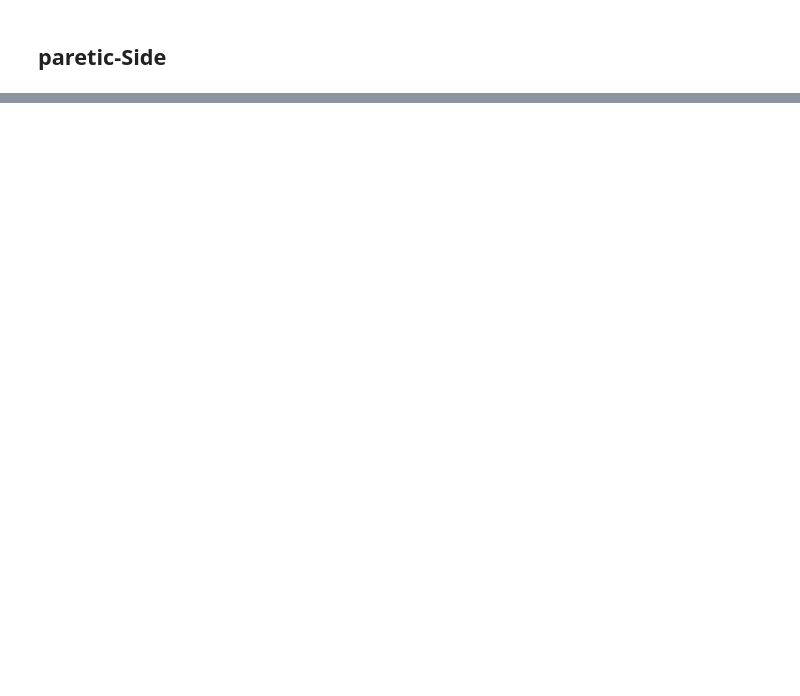
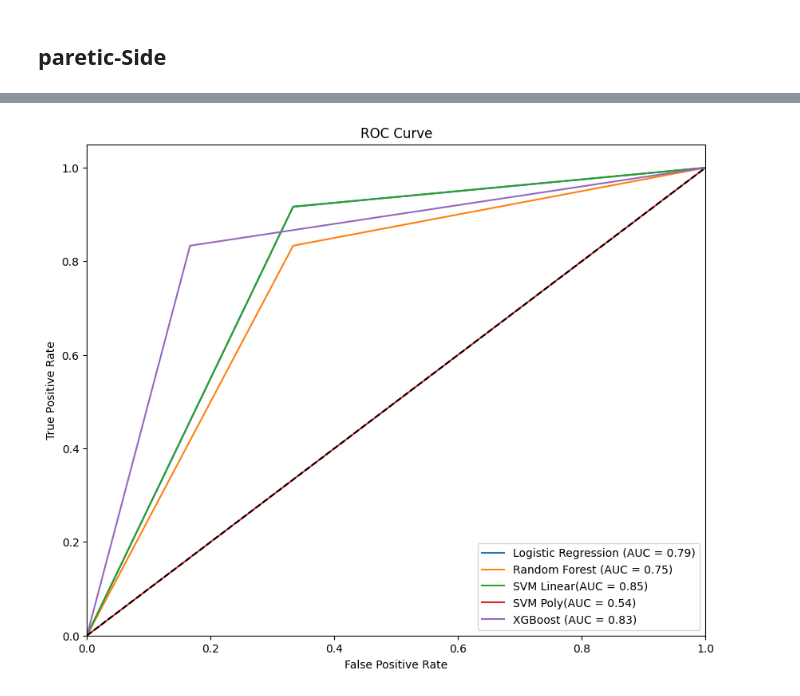
Before and after one commit to softstat/analysis, a Jupyter notebook: Angle.ipynb, the cells around one changed output, grey strips where cells are left out. Cells and saved outputs as stored; diff of their text form; code cells hidden in the pictures; blank space fills up the shorter version.

```diff
--- a/Angle.ipynb
+++ b/Angle.ipynb
@@ -125,13 +67,11 @@ print(y)
 # %% [markdown]
 ## Non-paretic Side
 # %%
-df_non = pd.DataFrame(non_angle_result)
+df_non = pd.DataFrame(non_PRC)
 # %%
 y = pd.DataFrame(y)
 # %%
 non = pd.concat([y,df_non],axis=1)
-# %%
-non.columns = ['PC'+ str(i) for i in range(0,44)]
 # %%
 colname = list(non.columns)
 colname[0] = "score"
@@ -465,5 +426,6 @@ Index(['score', 'PC1', 'PC2', 'PC3', 'PC4', 'PC5', 'PC6', 'PC7', 'PC8', 'PC9',
 # %%
+import random
 random.seed(1)
-X = par.loc[:,'PC1':'PC30']
+X = par.loc[:,['PC1','PC3','PC7','PC9','PC26','PC38']]
 y = par['score']
-X_train , X_test , y_train , y_test  = train_test_split(X,y,test_size = 0.4,random_state=123)
+X_train , X_test , y_train , y_test  = train_test_split(X,y,test_size = 0.4,random_state=123,stratify=y)
@@ -778,0 +728,29 @@ result = {'model':["logistic","RandomForest","SVM","XGBoost","LDA"],
+# %%
+import matplotlib.pyplot as plt
+from sklearn.metrics import roc_curve, roc_auc_score, auc
+
+fpr_par_lr, tpr_par_lr, _ = roc_curve(y_test, y_pred_par_lr)  # Logistic Regression
+fpr_par_rf, tpr_par_rf, _ = roc_curve(y_test, y_pred_best_par_rf)  # Random Forest
+fpr_par_svm_linear, tpr_par_svm_linear, _ = roc_curve(y_test, y_pred_best_par_svm_linear)
+fpr_par_svm_poly, tpr_par_svm_poly, _ = roc_curve(y_test, y_pred_best_par_svm_poly)  # SVM
+fpr_par_xgb, tpr_par_xgb, _ = roc_curve(y_test, y_pred_best_par_xgb)  # XGBoost
+
+
+# ROC 곡선 그리기
+plt.figure(figsize=(10, 8))
+plt.plot(fpr_par_lr, tpr_par_lr, label='Logistic Regression (AUC = %0.2f)' % auc_lr_ps)
+plt.plot(fpr_par_rf, tpr_par_rf, label='Random Forest (AUC = %0.2f)' % auc_best_par_rf)
+plt.plot(fpr_par_svm_linear, tpr_par_svm_linear, label='SVM Linear(AUC = %0.2f)' % auc_best_par_svm_linear)
+plt.plot(fpr_par_svm_poly, tpr_par_svm_poly, label='SVM Poly(AUC = %0.2f)' % auc_best_par_svm_poly)
+plt.plot(fpr_par_xgb, tpr_par_xgb, label='XGBoost (AUC = %0.2f)' % auc_best_par_xgb)
+
+plt.plot([0, 1], [0, 1], 'k--')
+plt.xlim([0.0, 1.0])
+plt.ylim([0.0, 1.05])
+plt.xlabel('False Positive Rate')
+plt.ylabel('True Positive Rate')
+plt.title('ROC Curve')
+plt.legend(loc="lower right")
+plt.show()
+# %% [output]
+[figure, added]
```
Also changed, not shown: parts of 56 cells of this notebook.
